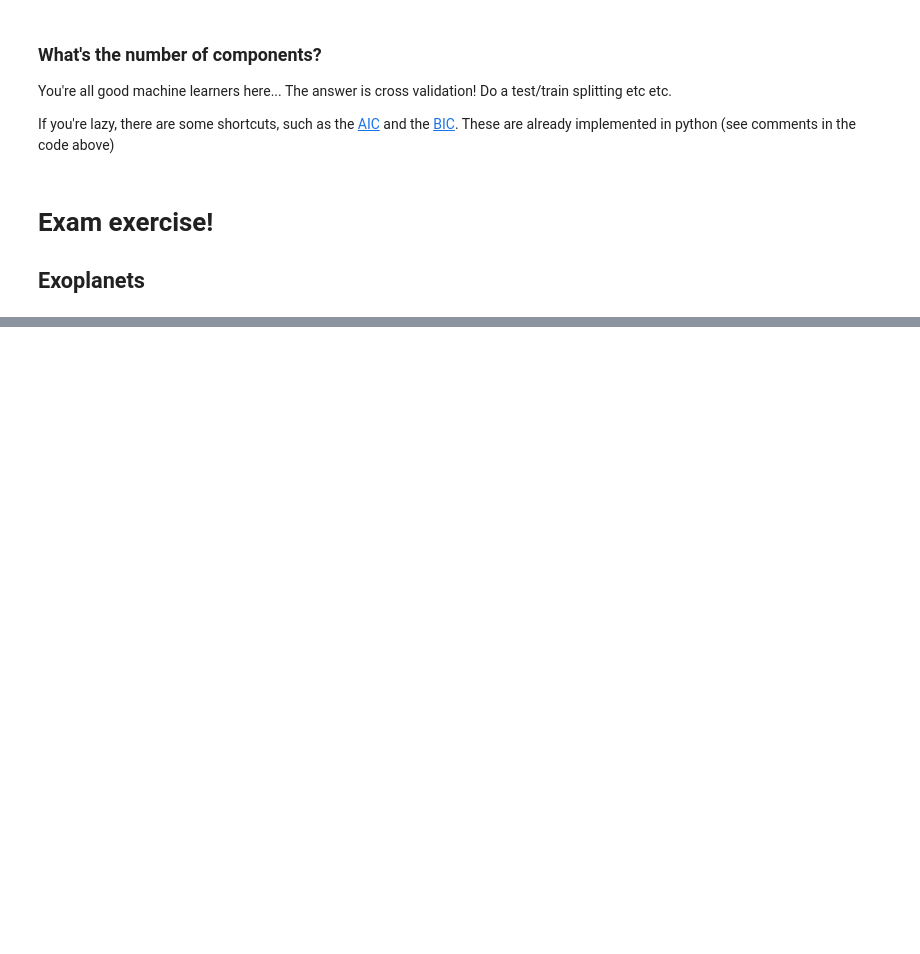
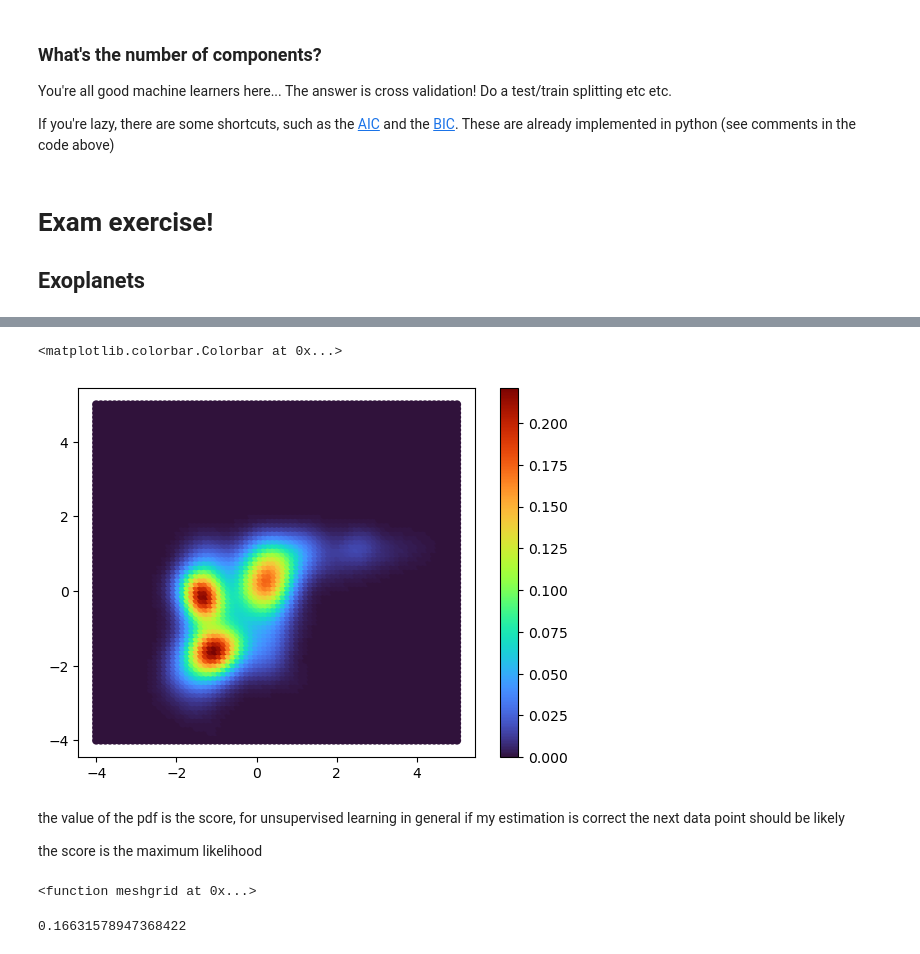
Before and after one commit to alessandrodipiano/machinelearning4physics_bicocca_2026, a Jupyter notebook: lectures/L03_densityestimation.ipynb, the cells around one changed output, grey strips where cells are left out. Drawn from its saved outputs; the diff is of its cells as text; code cells hidden in the pictures; blank space fills up the shorter version.

```diff
--- a/lectures/L03_densityestimation.ipynb
+++ b/lectures/L03_densityestimation.ipynb
@@ -622,0 +701,24 @@ You want to understand the pdf of exoplanets.
+# %%
+
+from sklearn.neighbors import KernelDensity
+kde = KernelDensity(kernel='gaussian', bandwidth=0.3)
+kde.fit(data) #fit the model to the data
+
+u = v = np.linspace(-4,5,80)
+Xgrid = np.vstack(list(map(np.ravel, np.meshgrid(u, v)))).T
+dens = np.exp(kde.score_samples(Xgrid)) #evaluate the model on the grid
+
+plt.scatter(Xgrid[:,0], Xgrid[:,1], c=dens,
+            cmap="turbo", edgecolor="None")
+plt.colorbar()
+# %% [output]
+<matplotlib.colorbar.Colorbar at 0x...>
+[figure, added]
+# %% [markdown]
+the value of the pdf is the score, for unsupervised learning in general if my estimation is correct the next data point should be likely
+
+the score is the maximum likelihood
+# %%
+print(np.meshgrid)
+# %% [output]
+<function meshgrid at 0x...>
@@ -622,0 +742,5 @@ You want to understand the pdf of exoplanets.
+# %%
+bestband=bandwidth[np.argmax(scores)]
+print(bestband)
+# %% [output]
+0.16631578947368422
```
Also changed, not shown: parts of 21 cells of this notebook, 2 other files.
